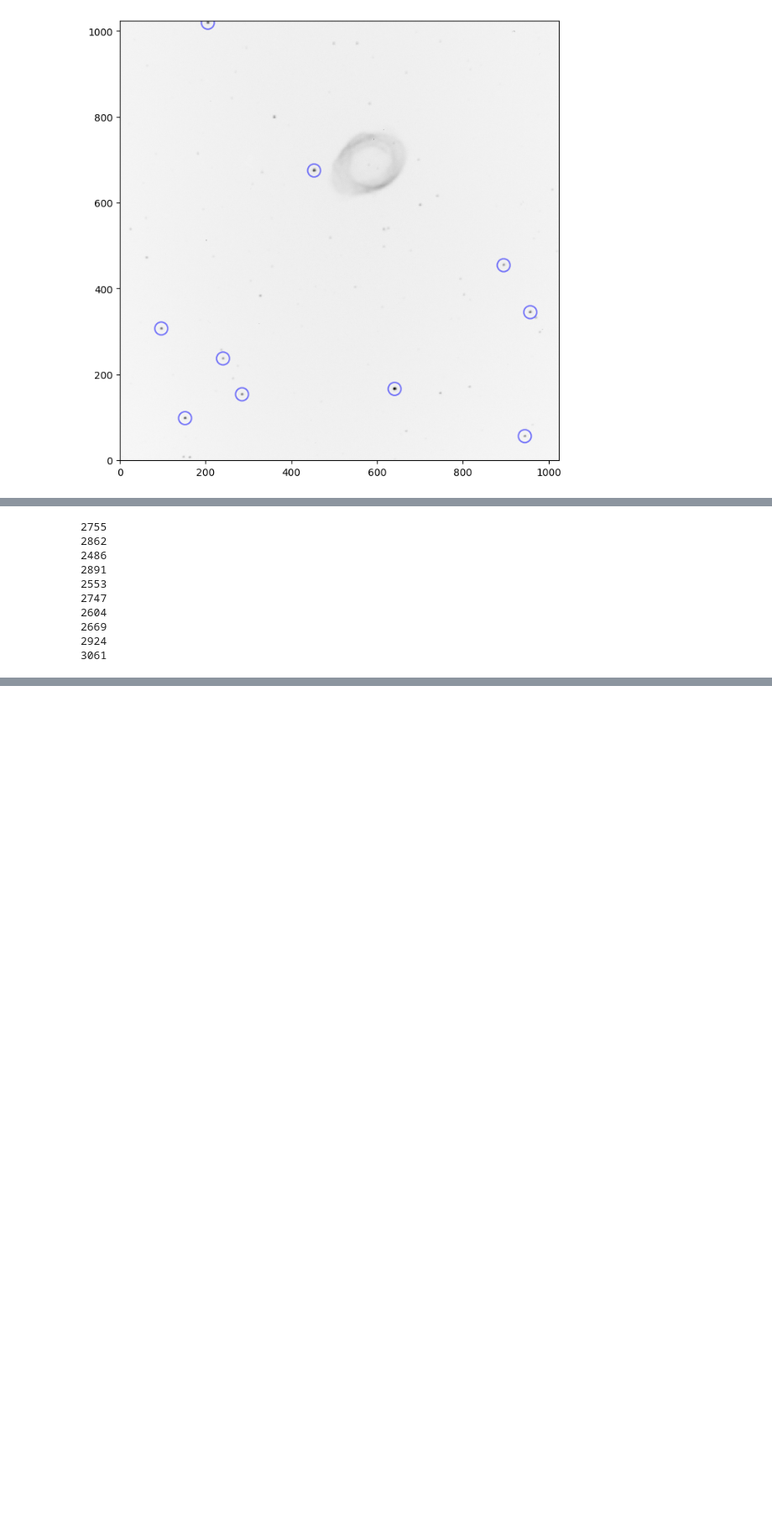
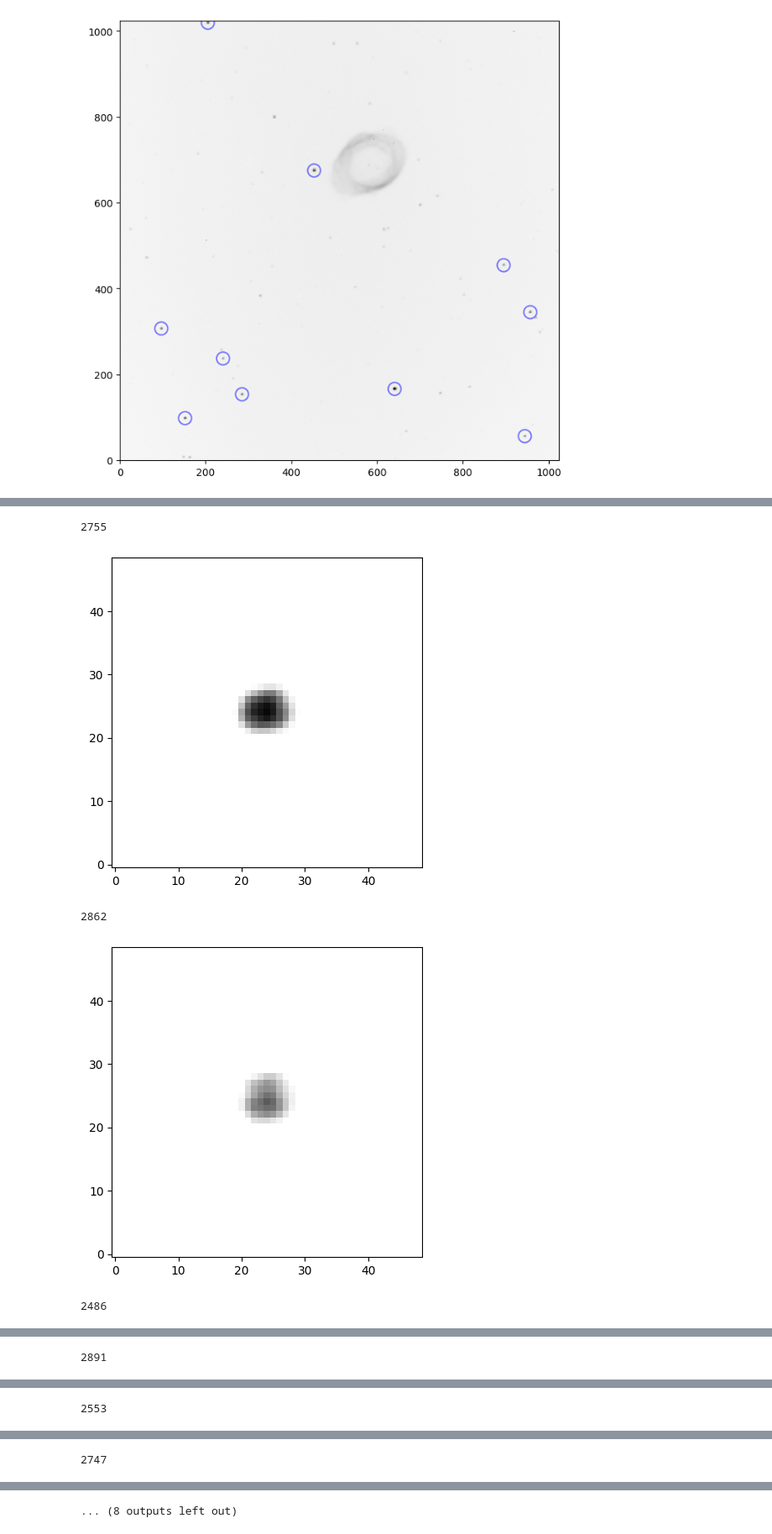
Before and after one commit to siyu6974/evora_autofocus, a Jupyter notebook: localtest.ipynb, the cells around one changed output, grey strips where cells are left out. Shown: that part at 84% size. Cells and saved outputs as stored; diff of their text form; code cells hidden in the pictures; blank space fills up the shorter version.

```diff
--- a/localtest.ipynb
+++ b/localtest.ipynb
@@ -108,36 +90,34 @@ def calc_hfd(signal, aperture):
 # %%
 from photutils.aperture import aperture_photometry, CircularAperture, CircularAnnulus
 from photutils.centroids import centroid_quadratic
 from photutils.profiles import RadialProfile
 
 # Extract the x and y coordinates of the detected stars
 x_coords = sources['xcentroid']
 y_coords = sources['ycentroid']
 
 # Calculate the FWHM for each detected star
 fwhm_values = []
 hfd_values = []
 
 for x, y in zip(x_coords, y_coords):
-    xycen = centroid_quadratic(data, xpeak=x, ypeak=y)
-    print(data[int(x), int(y)])  # need to check if the star is not saturated
+    # xycen = centroid_quadratic(data, xpeak=x, ypeak=y)
+    xycen = (x, y)
+    print(data[int(x), int(y)])
+    # TODO: check if the star is not saturated
     edge_radii = np.arange(25)
     rp = RadialProfile(signal, xycen, edge_radii, mask=None)
     fwhm_value = rp.gaussian_fwhm
     fwhm_values.append(fwhm_value)
+    plot_aperature(signal, rp.apertures[-1])
 
     # HFD
     aperture = CircularAperture((x, y), r=APERTURE_R)
-    hfd = calc_hfd(data, aperture)
+    hfd = calc_hfd(signal, aperture)
     hfd_values.append(hfd)
 # %% [output]
 2755
-2862
-2486
-2891
-2553
-2747
-2604
-2669
-2924
-3061
+[figure, added]
+2862
+[figure, added]
+2486
@@ -143,0 +125 @@ for x, y in zip(x_coords, y_coords):
+2891
@@ -143,0 +127 @@ for x, y in zip(x_coords, y_coords):
+2553
@@ -143,0 +129 @@ for x, y in zip(x_coords, y_coords):
+2747
@@ -144,3 +131,4 @@ for x, y in zip(x_coords, y_coords):
+... (8 outputs left out)
 # %%
 # Plot the image and FWHM annotations
 plt.figure(figsize=(10, 8))
```
Also changed, not shown: parts of 12 cells of this notebook, 3 other files.
